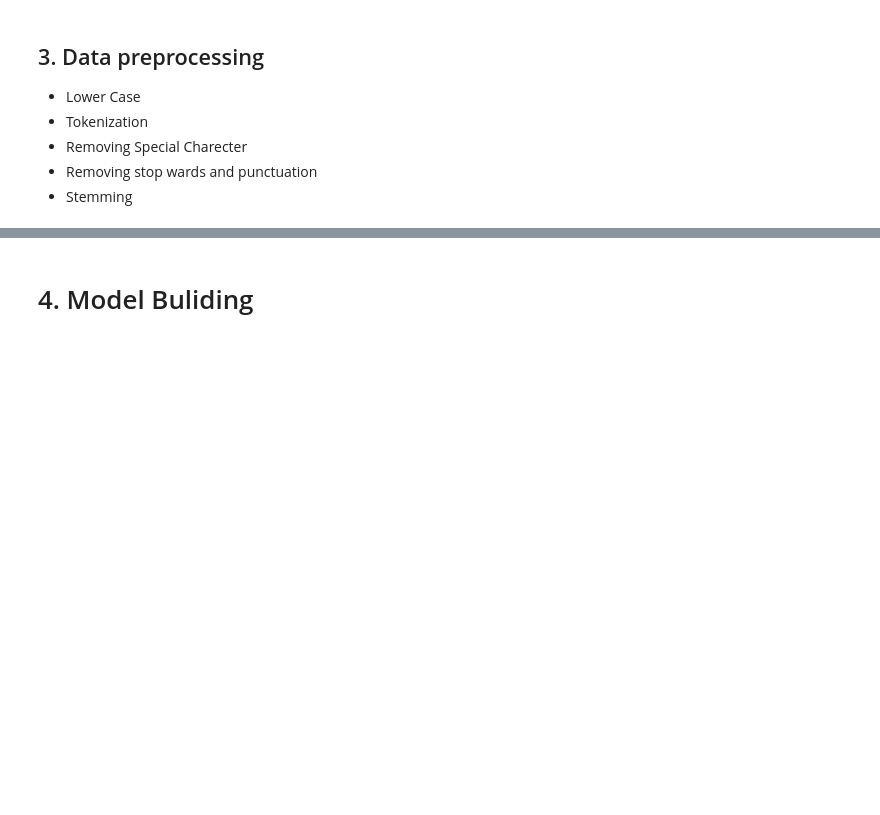
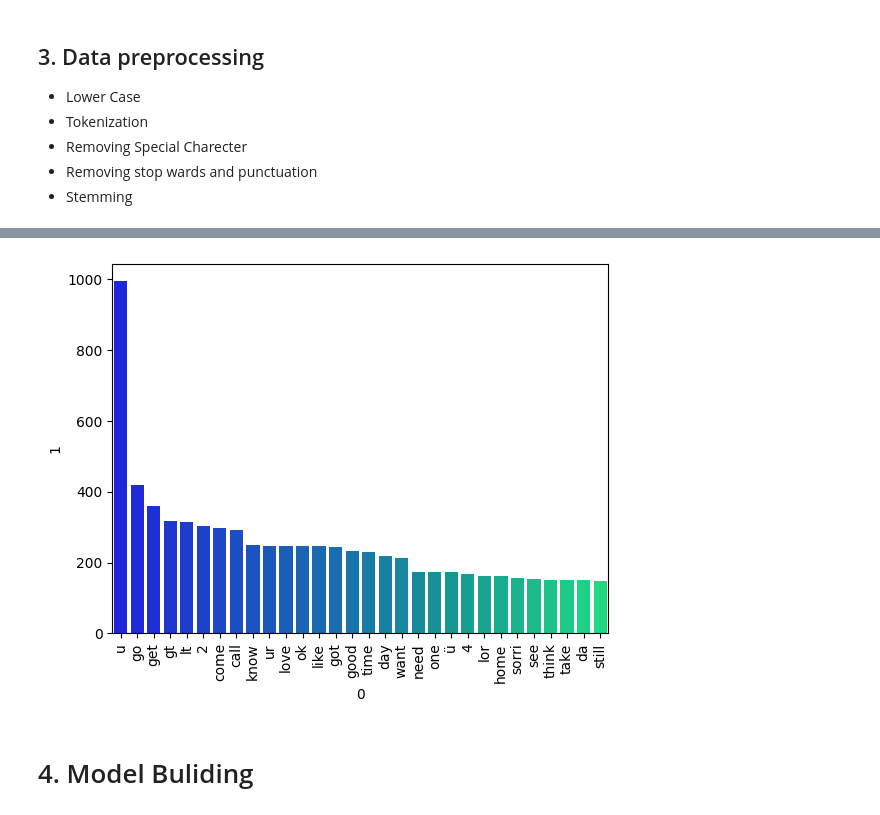
Before and after one commit to sujal-chauhan2006/ML-Projects, a Jupyter notebook: Email Spam Classifier/Email_Spam_Classifier.ipynb, the cells around one changed output, grey strips where cells are left out. Cells and saved outputs as stored; diff of their text form; code cells hidden in the pictures; blank space fills up the shorter version.

```diff
--- a/Email Spam Classifier/Email_Spam_Classifier.ipynb
+++ b/Email Spam Classifier/Email_Spam_Classifier.ipynb
@@ -185,2 +280,12 @@ data_preocessing('hello how AEE  && ## you')
+# %%
+from collections import Counter
+
+count_df = pd.DataFrame(Counter(ham_corpus).most_common(30))
+
+sns.barplot(x=count_df[0], y=count_df[1],palette='winter')
+plt.xticks(rotation=90)
+plt.show()
+# %% [output]
+[figure, added]
 # %% [markdown]
 # 4. Model Buliding
```
Also changed, not shown: parts of 54 cells of this notebook.
